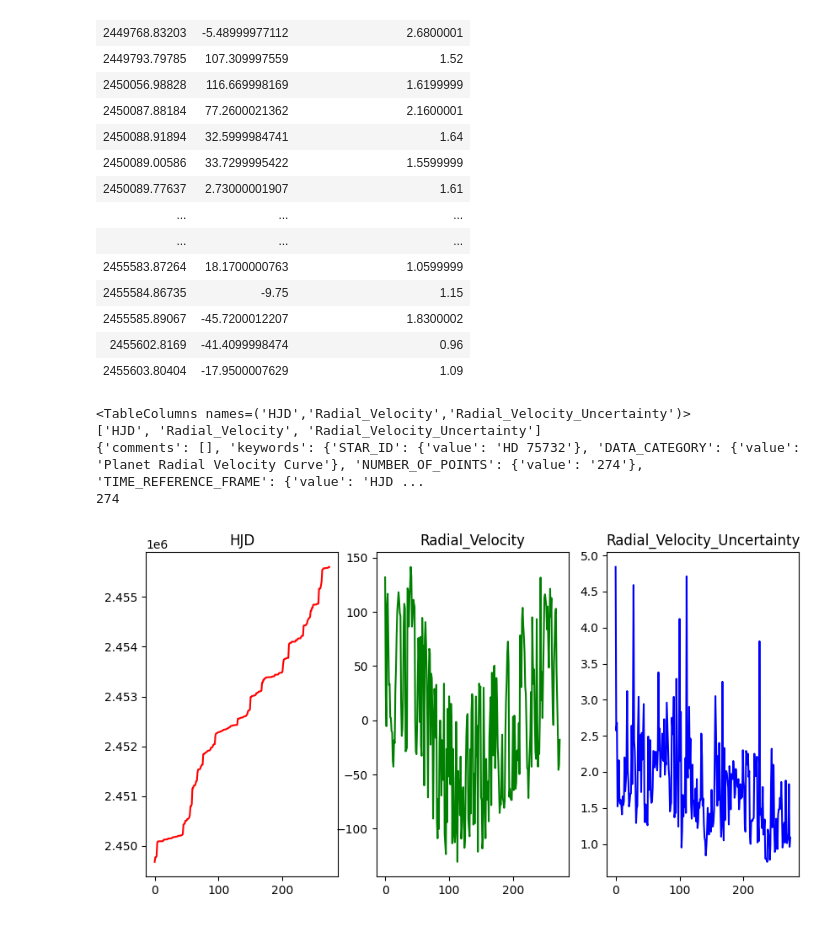
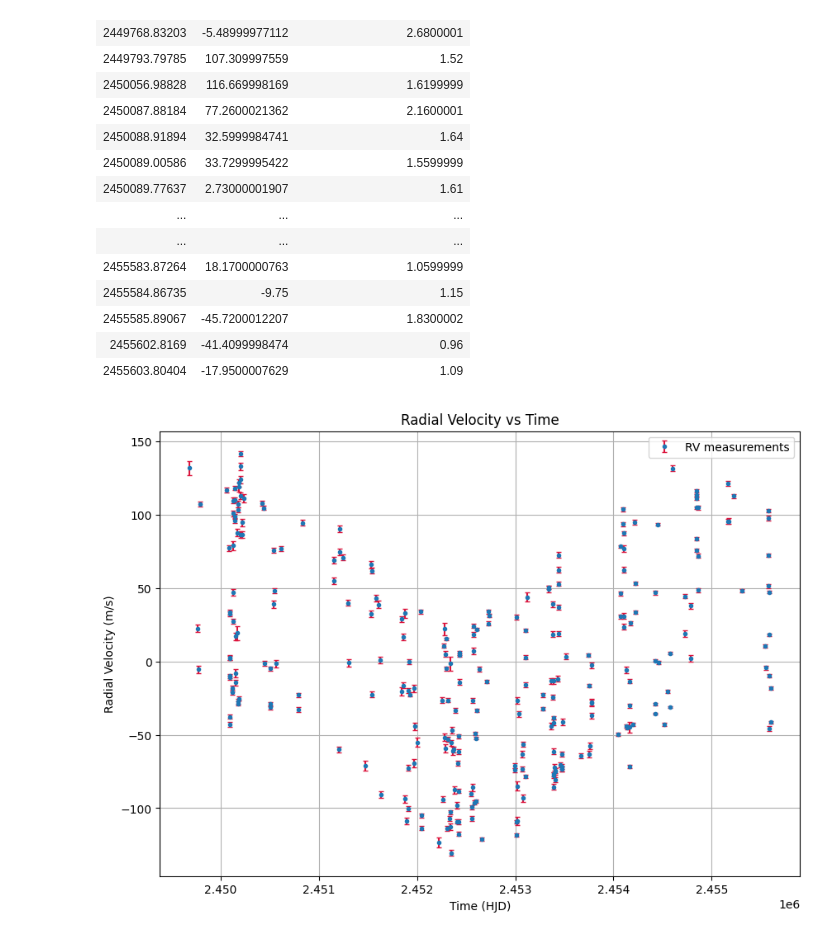
Before and after one commit to djlouie/ASTR-19-Group-Project, a Jupyter notebook: astr19-group-project.ipynb, the cells around one changed output. Drawn from its saved outputs; the diff is of its cells as text; code cells hidden in the pictures.

Commit message:
update initial data plot

```diff
--- a/astr19-group-project.ipynb
+++ b/astr19-group-project.ipynb
@@ -27,29 +27,21 @@ Table length=274
 | 2455585.89067 | -45.7200012207 | 1.8300002 |
 | 2455602.8169 | -41.4099998474 | 0.96 |
 | 2455603.80404 | -17.9500007629 | 1.09 |
-# %%
-print(data.columns)
-print(data.colnames)
-print(data.meta)
-print(len(data))
-# %% [output]
-<TableColumns names=('HJD','Radial_Velocity','Radial_Velocity_Uncertainty')>
-['HJD', 'Radial_Velocity', 'Radial_Velocity_Uncertainty']
-{'comments': [], 'keywords': {'STAR_ID': {'value': 'HD 75732'}, 'DATA_CATEGORY': {'value': 'Planet Radial Velocity Curve'}, 'NUMBER_OF_POINTS': {'value': '274'}, 'TIME_REFERENCE_FRAME': {'value': 'HJD ...
-274
-# %%
-fig, ax = plt.subplots(1,3, figsize=(10, 5))
-
-# define x based on number of rows
-x = range(len(data))
-
-color = ["r", "g", "b"]
-
-for i in range(len(data.columns)):
-    ax[i].plot(x, data.columns[i], c=color[i])
-    ax[i].set_title(f'{data.colnames[i]}')
-
-fig.savefig("data.pdf")
-plt.show()
-# %% [output]
-[figure, removed]
+# %%
+hjd = data['HJD']
+radial_velocity = data['Radial_Velocity']
+uncertainty = data['Radial_Velocity_Uncertainty']
+
+plt.figure(figsize=(10, 7))
+plt.errorbar(hjd, radial_velocity, yerr=uncertainty, fmt='o', ecolor='crimson', capsize=2, markersize=3, label='RV measurements')
+plt.xlabel("Time (HJD)")
+plt.ylabel("Radial Velocity (m/s)")
+plt.title("Radial Velocity vs Time")
+plt.grid(True)
+plt.legend()
+
+plt.savefig("rv_data_plot.pdf")
+
+plt.show()
+# %% [output]
+[figure, added]
```
Also changed, not shown: parts of 2 cells of this notebook.
